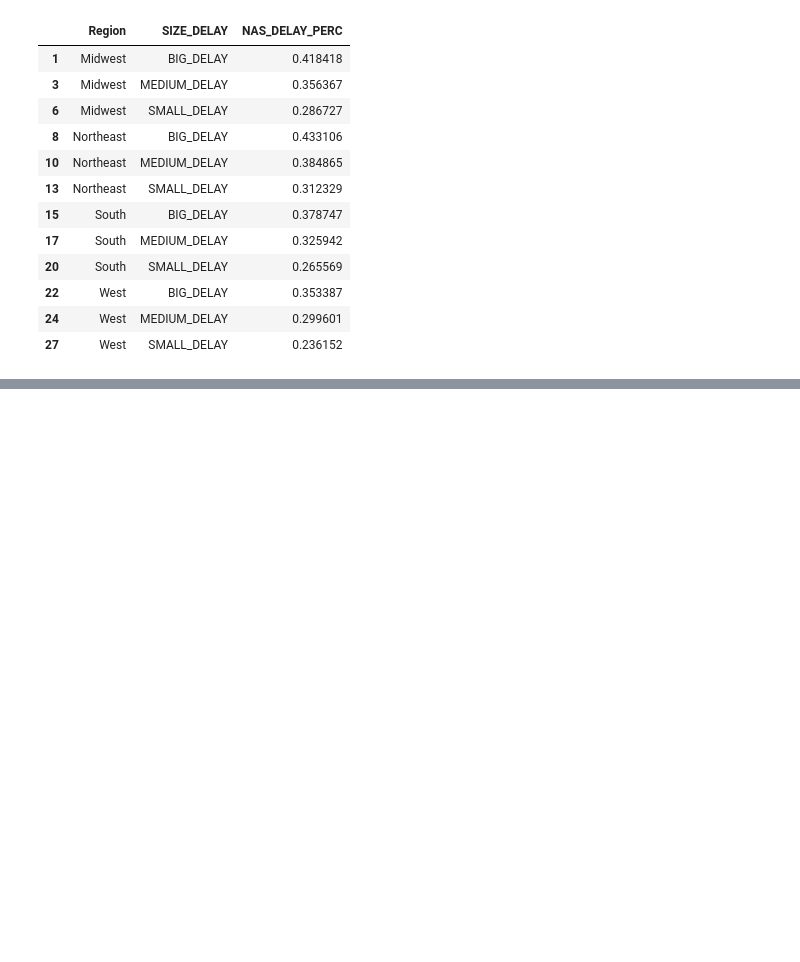
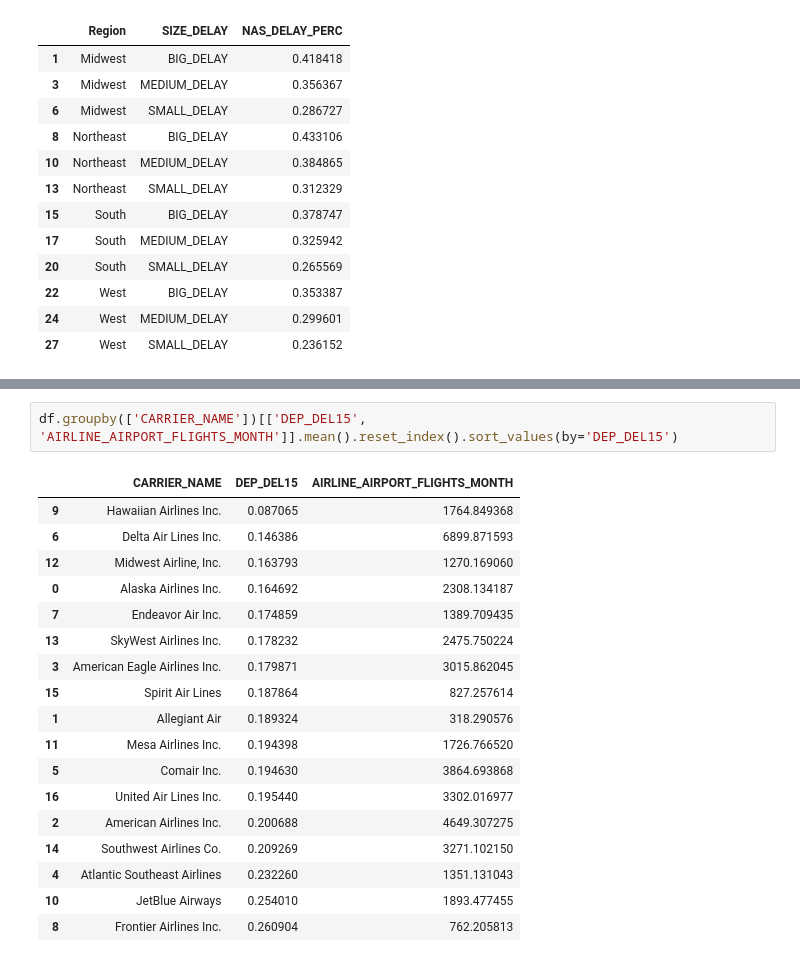
Before and after one commit to franciscapalacios/python_project, a Jupyter notebook: python_project.ipynb, the cells around one changed output, grey strips where cells are left out. Drawn from its saved outputs; the diff is of its cells as text; blank space fills up the shorter version.

Commit message:
Airline analysis and research questions

```diff
--- a/python_project.ipynb
+++ b/python_project.ipynb
@@ -676,0 +905,21 @@ df.groupby(['Region','SIZE_DELAY']) \
+# %%
+df.groupby(['CARRIER_NAME'])[['DEP_DEL15', 'AIRLINE_AIRPORT_FLIGHTS_MONTH']].mean().reset_index().sort_values(by='DEP_DEL15')
+# %% [output]
+|  | CARRIER_NAME | DEP_DEL15 | AIRLINE_AIRPORT_FLIGHTS_MONTH |
+| 9 | Hawaiian Airlines Inc. | 0.087065 | 1764.849368 |
+| 6 | Delta Air Lines Inc. | 0.146386 | 6899.871593 |
+| 12 | Midwest Airline, Inc. | 0.163793 | 1270.169060 |
+| 0 | Alaska Airlines Inc. | 0.164692 | 2308.134187 |
+| 7 | Endeavor Air Inc. | 0.174859 | 1389.709435 |
+| 13 | SkyWest Airlines Inc. | 0.178232 | 2475.750224 |
+| 3 | American Eagle Airlines Inc. | 0.179871 | 3015.862045 |
+| 15 | Spirit Air Lines | 0.187864 | 827.257614 |
+| 1 | Allegiant Air | 0.189324 | 318.290576 |
+| 11 | Mesa Airlines Inc. | 0.194398 | 1726.766520 |
+| 5 | Comair Inc. | 0.194630 | 3864.693868 |
+| 16 | United Air Lines Inc. | 0.195440 | 3302.016977 |
+| 2 | American Airlines Inc. | 0.200688 | 4649.307275 |
+| 14 | Southwest Airlines Co. | 0.209269 | 3271.102150 |
+| 4 | Atlantic Southeast Airlines | 0.232260 | 1351.131043 |
+| 10 | JetBlue Airways | 0.254010 | 1893.477455 |
+| 8 | Frontier Airlines Inc. | 0.260904 | 762.205813 |
```
Also changed, not shown: parts of 78 cells of this notebook.
